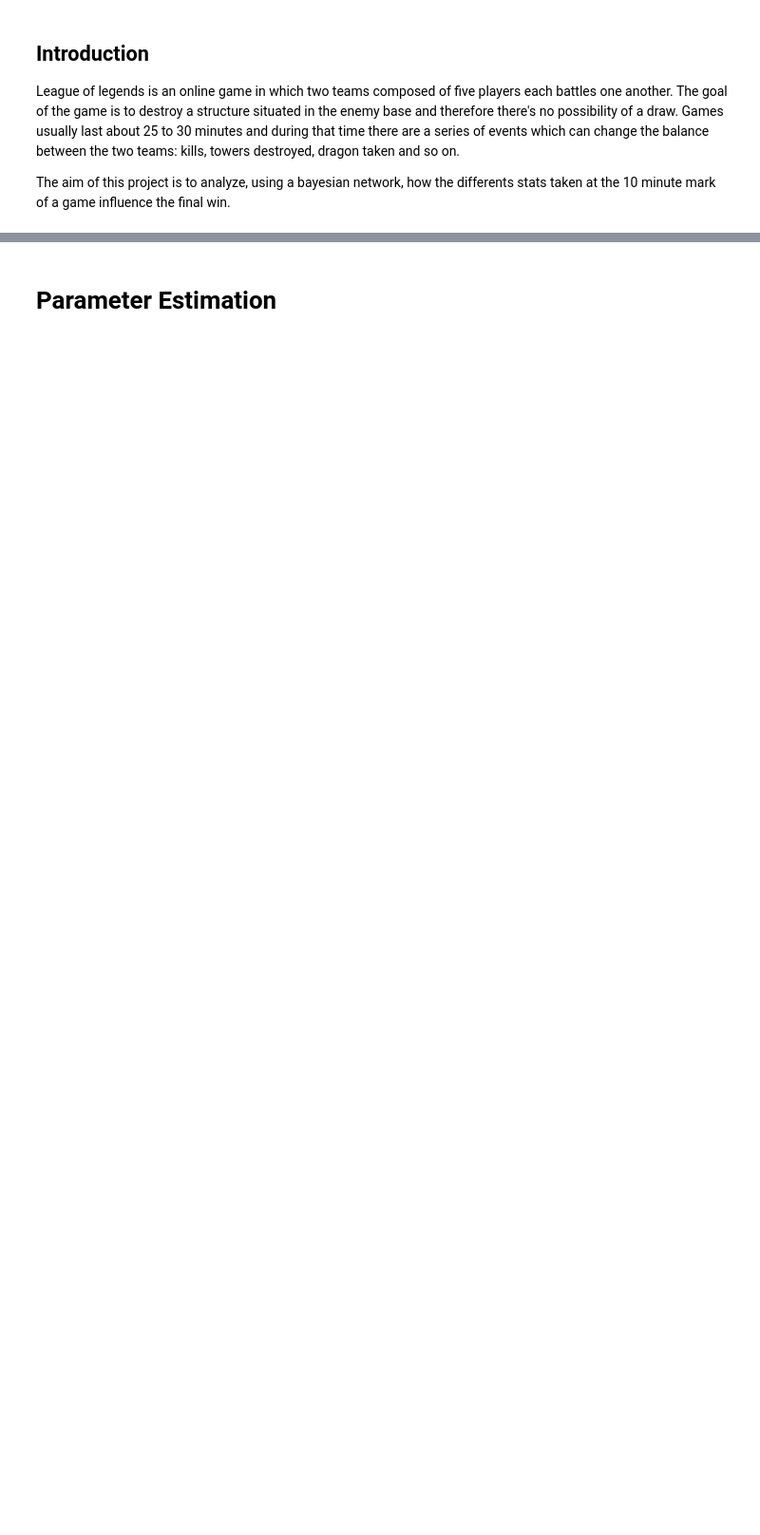
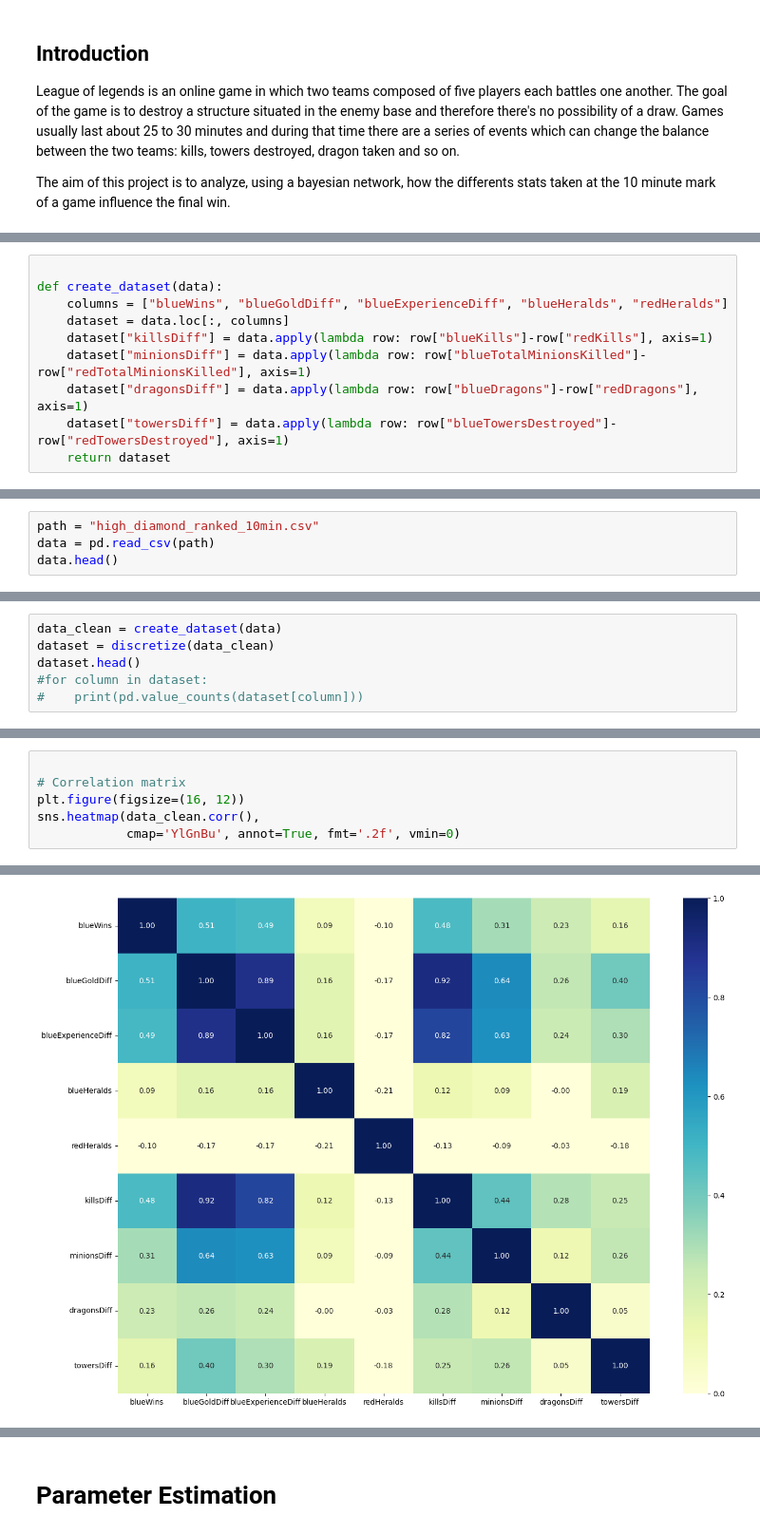
Before and after one commit to elements72/FAIKR-M3, a Jupyter notebook: lol.ipynb, the cells around one changed output, grey strips where cells are left out. Shown: that part at 95% size. Drawn from its saved outputs; the diff is of its cells as text; blank space fills up the shorter version.

Commit message:
Added matrix and notebook comments

```diff
--- a/lol.ipynb
+++ b/lol.ipynb
@@ -9,0 +38,10 @@ from pgmpy.factors.discrete import TabularCPD
+# %%
+
+def create_dataset(data):
+    columns = ["blueWins", "blueGoldDiff", "blueExperienceDiff", "blueHeralds", "redHeralds"]
+    dataset = data.loc[:, columns]
+    dataset["killsDiff"] = data.apply(lambda row: row["blueKills"]-row["redKills"], axis=1)
+    dataset["minionsDiff"] = data.apply(lambda row: row["blueTotalMinionsKilled"]-row["redTotalMinionsKilled"], axis=1)
+    dataset["dragonsDiff"] = data.apply(lambda row: row["blueDragons"]-row["redDragons"], axis=1)
+    dataset["towersDiff"] = data.apply(lambda row: row["blueTowersDestroyed"]-row["redTowersDestroyed"], axis=1)
+    return dataset
@@ -9,0 +72,4 @@ from pgmpy.factors.discrete import TabularCPD
+# %%
+path = "high_diamond_ranked_10min.csv"
+data = pd.read_csv(path)
+data.head()
@@ -9,0 +84,6 @@ from pgmpy.factors.discrete import TabularCPD
+# %%
+data_clean = create_dataset(data)
+dataset = discretize(data_clean)
+dataset.head()
+#for column in dataset:
+#    print(pd.value_counts(dataset[column]))
@@ -9,0 +116,7 @@ from pgmpy.factors.discrete import TabularCPD
+# %%
+
+# Correlation matrix
+plt.figure(figsize=(16, 12))
+sns.heatmap(data_clean.corr(),
+            cmap='YlGnBu', annot=True, fmt='.2f', vmin=0)
+# %% [output]
@@ -9,0 +124 @@ from pgmpy.factors.discrete import TabularCPD
+[figure, added]
```
Also changed, not shown: parts of 31 cells of this notebook, 1 other file.
